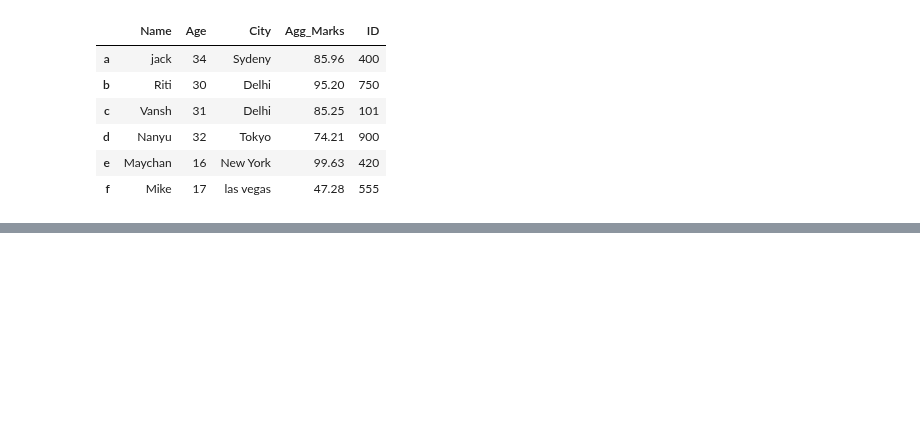
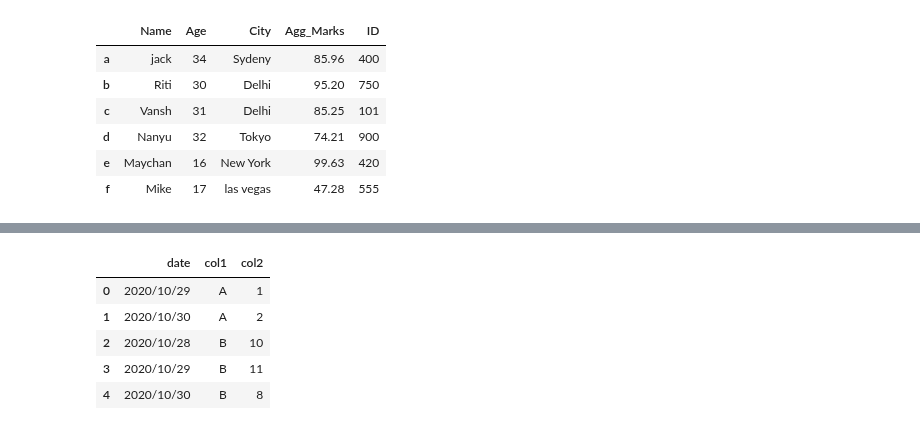
Before and after one commit to samirhinojosa/OC-P3-design-application-public-health, a Jupyter notebook: Untitled1.ipynb, the cells around one changed output, grey strips where cells are left out. Saved outputs shown, nothing was run; the diff lists cells and outputs as text; code cells hidden in the pictures; blank space fills up the shorter version.

```diff
--- a/Untitled1.ipynb
+++ b/Untitled1.ipynb
@@ -181,0 +221,18 @@ df
+# %%
+df = pd.DataFrame({
+    'date':
+    ['2020/10/29','2020/10/30','2020/10/28 ','2020/10/29','2020/10/30'],
+    'col1':
+    ["A","A","B","B","B"],
+    'col2':
+    [1,2,10,11,8]
+})
+# %%
+df
+# %% [output]
+|  | date | col1 | col2 |
+| 0 | 2020/10/29 | A | 1 |
+| 1 | 2020/10/30 | A | 2 |
+| 2 | 2020/10/28 | B | 10 |
+| 3 | 2020/10/29 | B | 11 |
+| 4 | 2020/10/30 | B | 8 |
```
Also changed, not shown: parts of 10 cells of this notebook, 7 other files.
